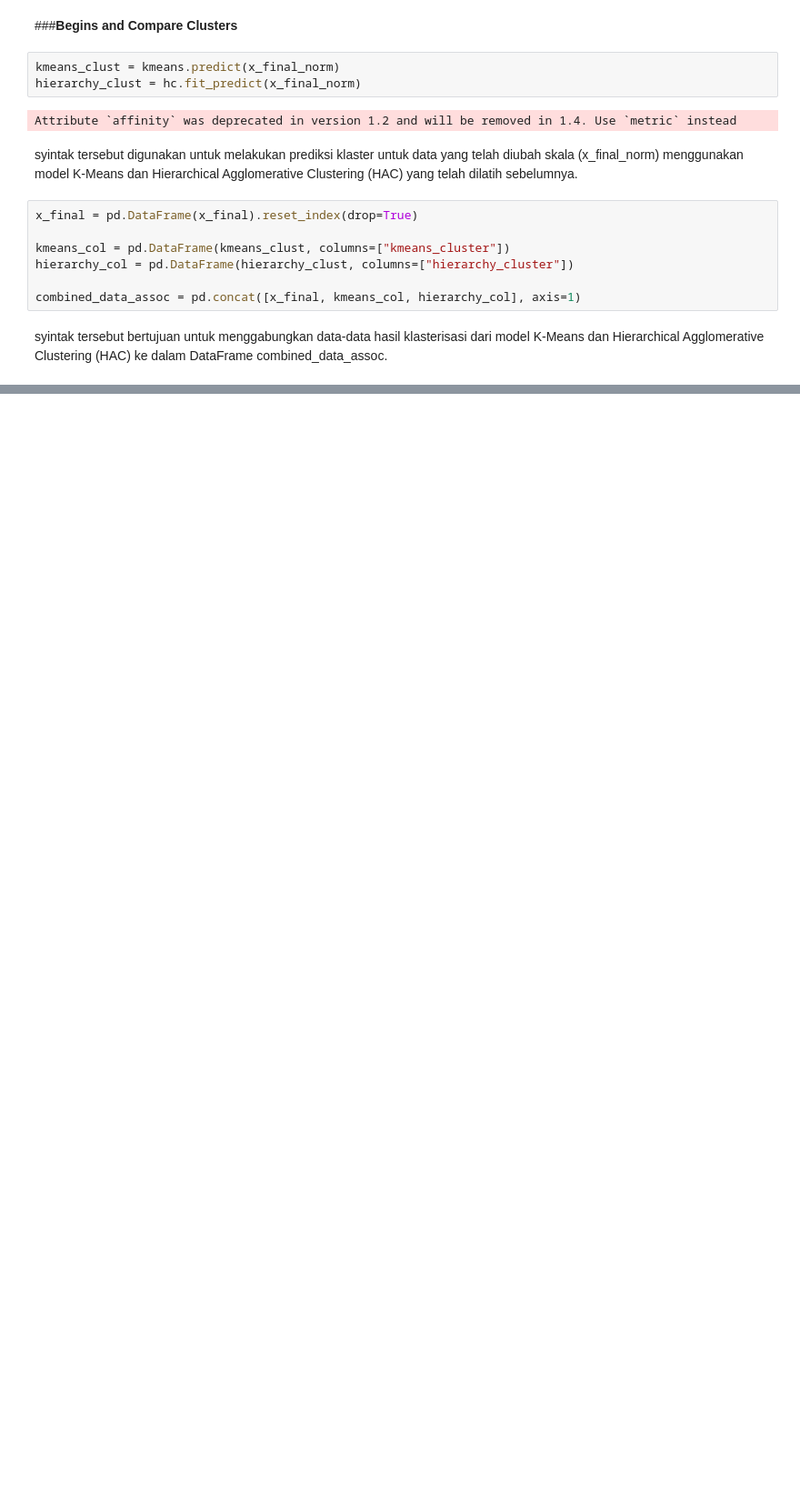
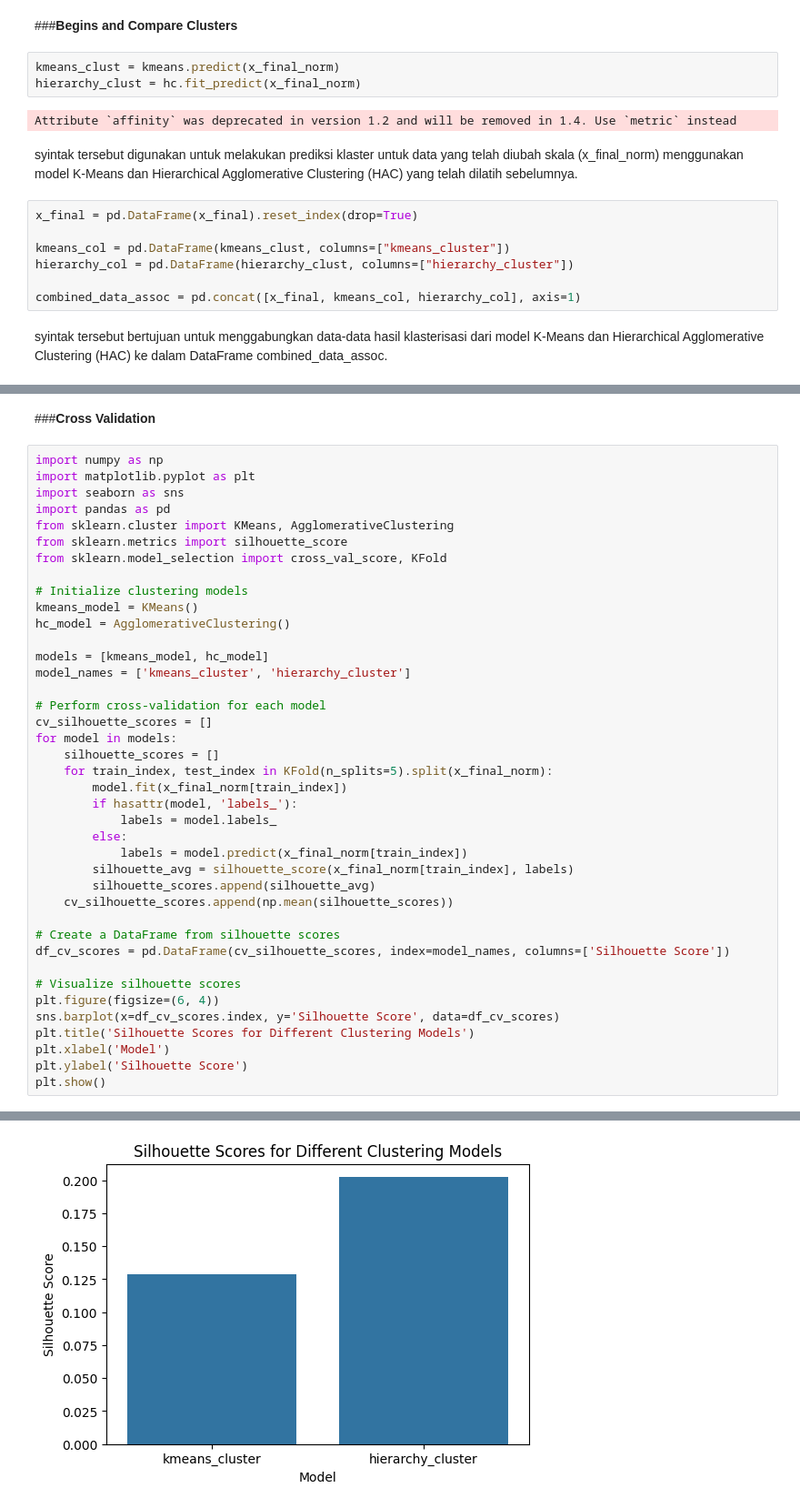
Before and after one commit to muhammadFandi12/mini-Project-Data-Mining, a Jupyter notebook: CheckPoint4_Muhammad_Fandi_perdana.ipynb, the cells around one changed output, grey strips where cells are left out. Shown at 91% size. Saved outputs shown, nothing was run; the diff lists cells and outputs as text; blank space fills up the shorter version.

```diff
--- a/CheckPoint4_Muhammad_Fandi_perdana.ipynb
+++ b/CheckPoint4_Muhammad_Fandi_perdana.ipynb
@@ -736,0 +839,43 @@ combined_data_assoc.head()
+# %% [markdown]
+###**Cross Validation**
+# %%
+import numpy as np
+import matplotlib.pyplot as plt
+import seaborn as sns
+import pandas as pd
+from sklearn.cluster import KMeans, AgglomerativeClustering
+from sklearn.metrics import silhouette_score
+from sklearn.model_selection import cross_val_score, KFold
+
+# Initialize clustering models
+kmeans_model = KMeans()
+hc_model = AgglomerativeClustering()
+
+models = [kmeans_model, hc_model]
+model_names = ['kmeans_cluster', 'hierarchy_cluster']
+
+# Perform cross-validation for each model
+cv_silhouette_scores = []
+for model in models:
+    silhouette_scores = []
+    for train_index, test_index in KFold(n_splits=5).split(x_final_norm):
+        model.fit(x_final_norm[train_index])
+        if hasattr(model, 'labels_'):
+            labels = model.labels_
+        else:
+            labels = model.predict(x_final_norm[train_index])
+        silhouette_avg = silhouette_score(x_final_norm[train_index], labels)
+        silhouette_scores.append(silhouette_avg)
+    cv_silhouette_scores.append(np.mean(silhouette_scores))
+
+# Create a DataFrame from silhouette scores
+df_cv_scores = pd.DataFrame(cv_silhouette_scores, index=model_names, columns=['Silhouette Score'])
+
+# Visualize silhouette scores
+plt.figure(figsize=(6, 4))
+sns.barplot(x=df_cv_scores.index, y='Silhouette Score', data=df_cv_scores)
+plt.title('Silhouette Scores for Different Clustering Models')
+plt.xlabel('Model')
+plt.ylabel('Silhouette Score')
+plt.show()
+# %% [output]
@@ -736,0 +895 @@ combined_data_assoc.head()
+[figure, added]
```
Also changed, not shown: parts of 27 cells of this notebook.
